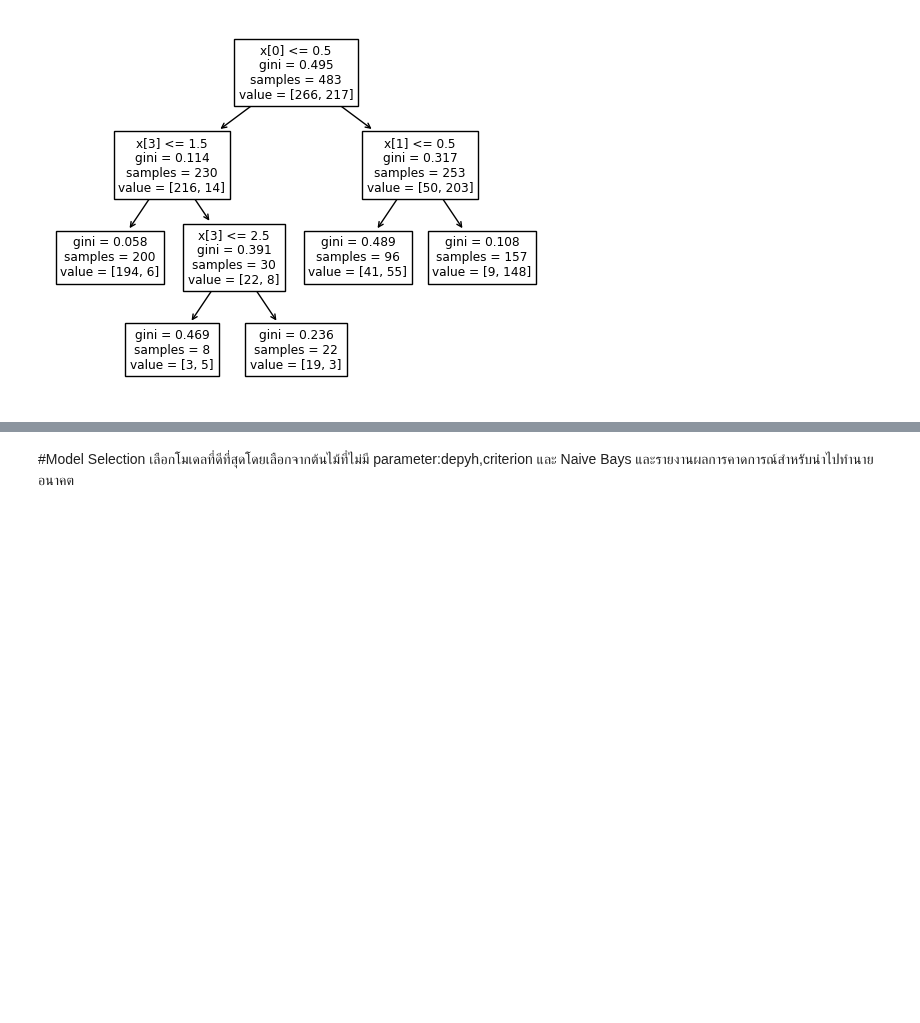
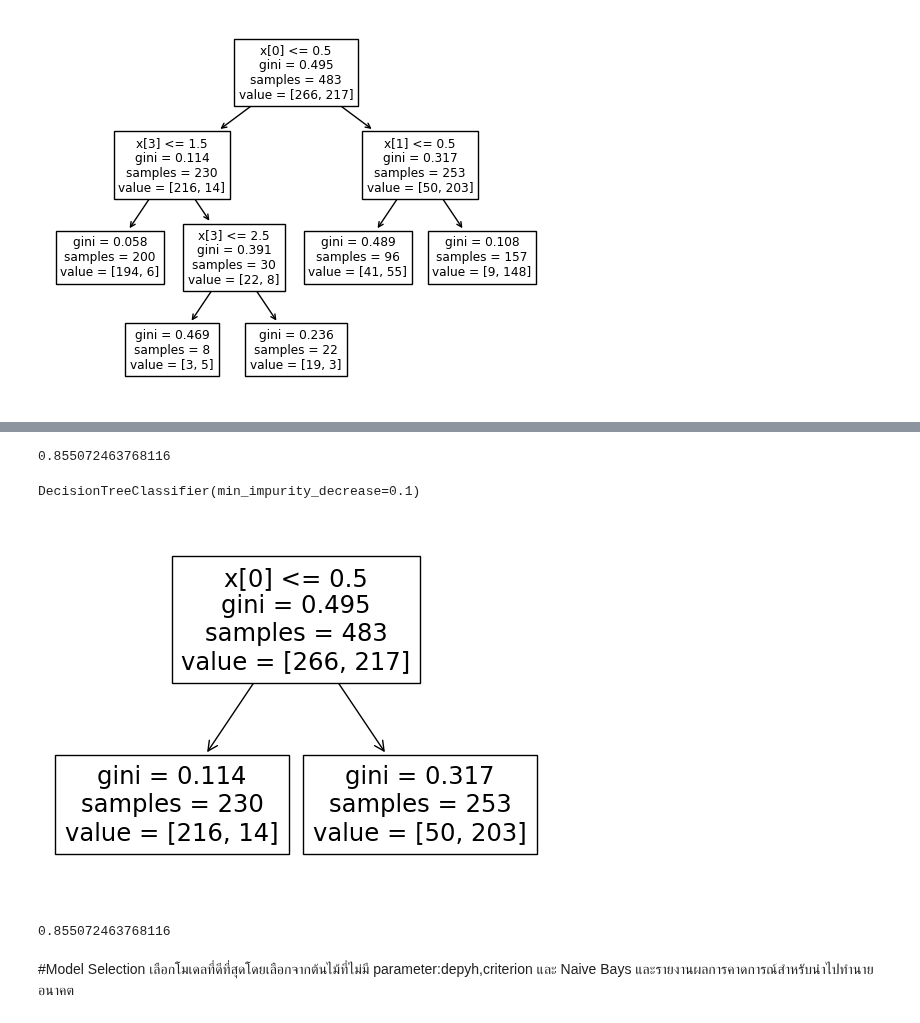
Before and after one commit to KorrawanOu/BSC_DPDM23, a Jupyter notebook: Classification.ipynb, the cells around one changed output, grey strips where cells are left out. Drawn from its saved outputs; the diff is of its cells as text; code cells hidden in the pictures; blank space fills up the shorter version.

```diff
--- a/Classification.ipynb
+++ b/Classification.ipynb
@@ -331,0 +292,14 @@ tree.plot_tree(Clf_min_impurity);
+# %%
+accuracy_score(Y, y_pre1)
+# %% [output]
+0.855072463768116
+# %%
+Clf_min_impurity2 = DecisionTreeClassifier(min_impurity_decrease=0.1)
+# %%
+Clf_min_impurity2.fit(x_train,y_train)
+# %% [output]
+DecisionTreeClassifier(min_impurity_decrease=0.1)
+# %%
+tree.plot_tree(Clf_min_impurity2);
+# %% [output]
+[figure, added]
@@ -332,3 +308,7 @@ tree.plot_tree(Clf_min_impurity);
+# %%
+accuracy_score(Y, y_pre2)
+# %% [output]
+0.855072463768116
 # %% [markdown]
 #Model Selection
 เลือกโมเดลที่ดีที่สุดโดยเลือกจากต้นไม้ที่ไม่มี parameter:depyh,criterion และ Naive Bays และรายงานผลการคาดการณ์สำหรับนำไปทำนายอนาคต
```
Also changed, not shown: parts of 16 cells of this notebook.
